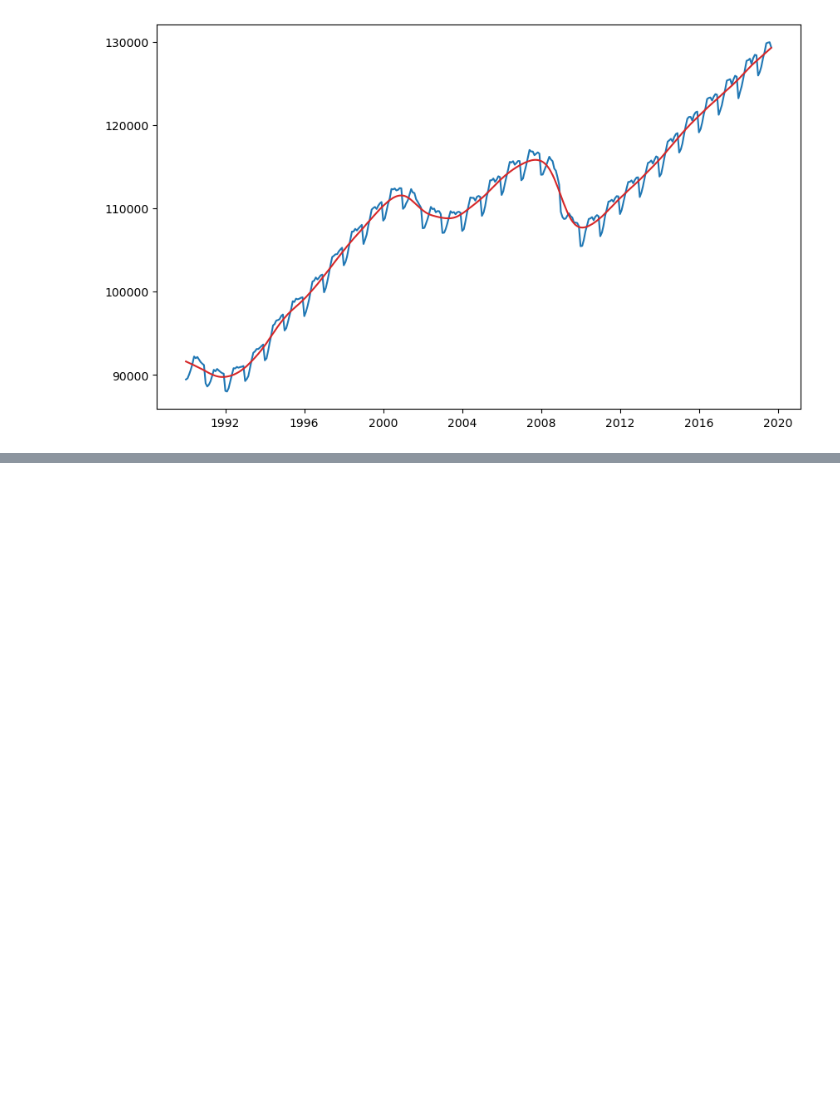
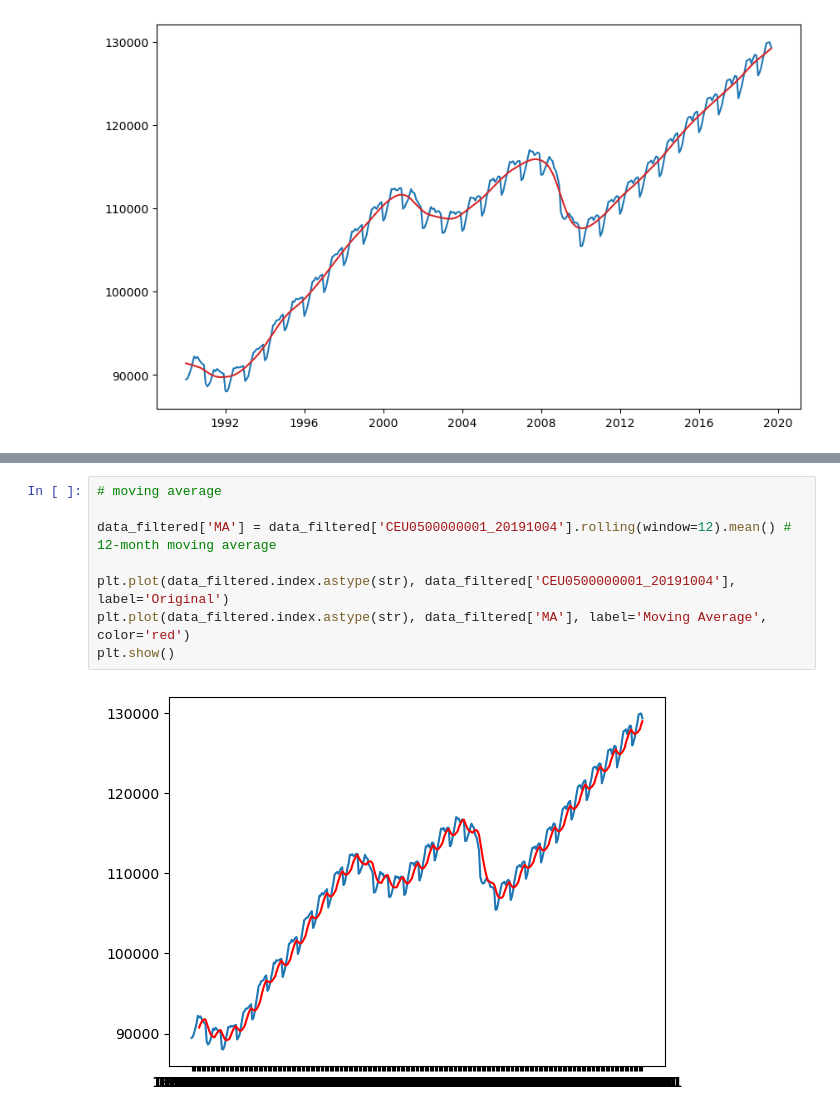
Before and after one commit to michalwojcik13/fpp3, a Jupyter notebook: python examples/#3 Time series decomposition.ipynb, the cells around one changed output, grey strips where cells are left out. Saved outputs shown, nothing was run; the diff lists cells and outputs as text; blank space fills up the shorter version.

```diff
--- a/python examples/#3 Time series decomposition.ipynb
+++ b/python examples/#3 Time series decomposition.ipynb
@@ -158,0 +110,10 @@ plt.show()
+# %%
+# moving average
+
+data_filtered['MA'] = data_filtered['CEU0500000001_20191004'].rolling(window=12).mean() # 12-month moving average
+
+plt.plot(data_filtered.index.astype(str), data_filtered['CEU0500000001_20191004'], label='Original')
+plt.plot(data_filtered.index.astype(str), data_filtered['MA'], label='Moving Average', color='red')
+plt.show()
+# %% [output]
+[figure, added]
```
Also changed, not shown: parts of 12 cells of this notebook.
